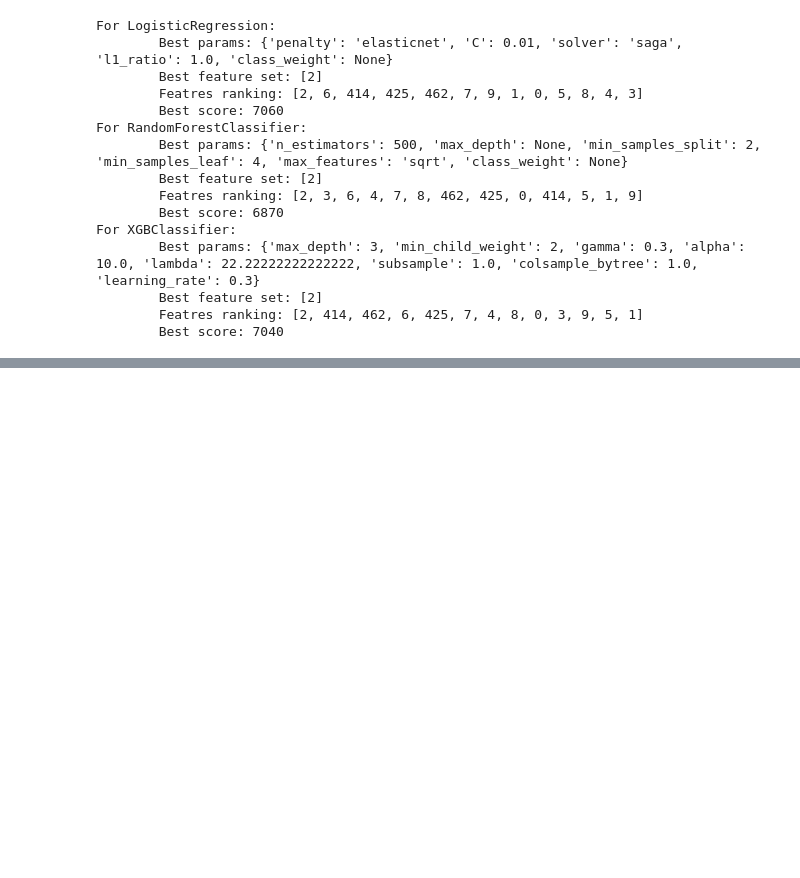
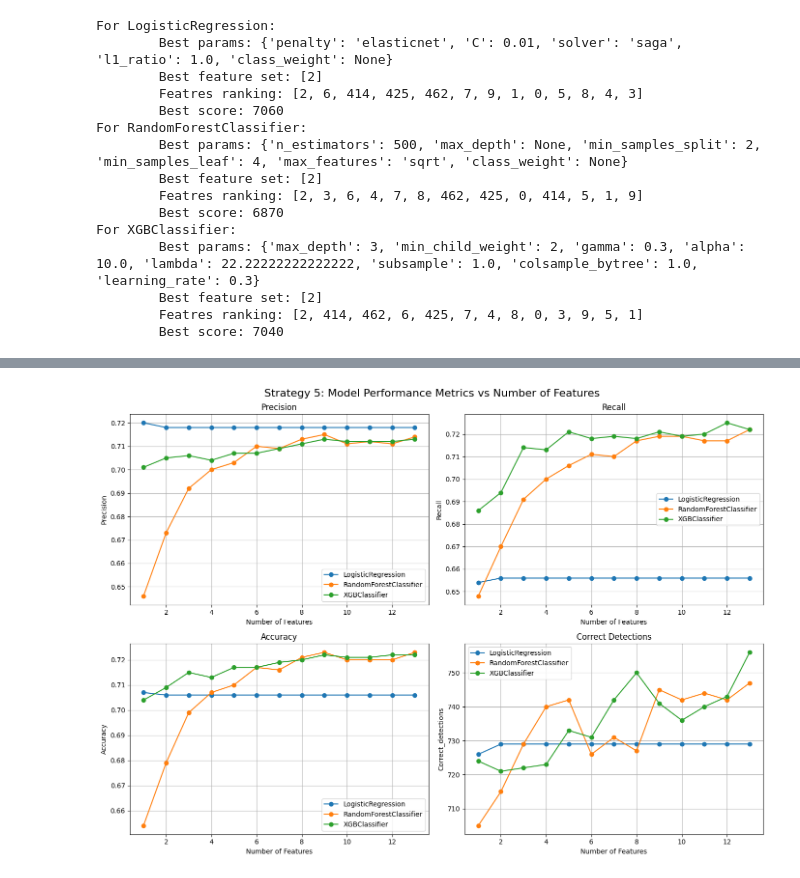
Before and after one commit to michal1701/AdvancedMachineLearning, a Jupyter notebook: Project 2/feature_correlation.ipynb, the cells around one changed output, grey strips where cells are left out. Drawn from its saved outputs; the diff is of its cells as text; code cells hidden in the pictures; blank space fills up the shorter version.

```diff
--- a/Project 2/feature_correlation.ipynb
+++ b/Project 2/feature_correlation.ipynb
@@ -287,0 +525,25 @@ For XGBClassifier:
+# %%
+# Create a 2x2 subplot grid for performance metrics
+fig, axes = plt.subplots(2, 2, figsize=(14, 10))
+# Define the metrics to be plotted and their corresponding titles
+metrics_to_plot = ['precision', 'recall', 'accuracy', 'correct_detections']
+titles = ['Precision', 'Recall', 'Accuracy', 'Correct Detections']
+
+# Iterate through each subplot, metric, and title
+for ax, metric, title in zip(axes.flat, metrics_to_plot, titles):
+    # Plot performance for each model
+    for model in metrics_df['model_name'].unique():
+        df = metrics_df[metrics_df['model_name'] == model]
+        num_features = df['feature_subset'].apply(len)
+        ax.plot(num_features, df[metric], marker='o', label=model)
+    ax.set_title(title)
+    ax.set_xlabel('Number of Features')
+    ax.set_ylabel(metric.capitalize())
+    ax.grid(True)
+    ax.legend()
+
+plt.suptitle('Strategy 5: Model Performance Metrics vs Number of Features', fontsize=16)
+plt.tight_layout()
+plt.show()
+# %% [output]
+[figure, added]
```
Also changed, not shown: parts of 31 cells of this notebook, 6 other files.
